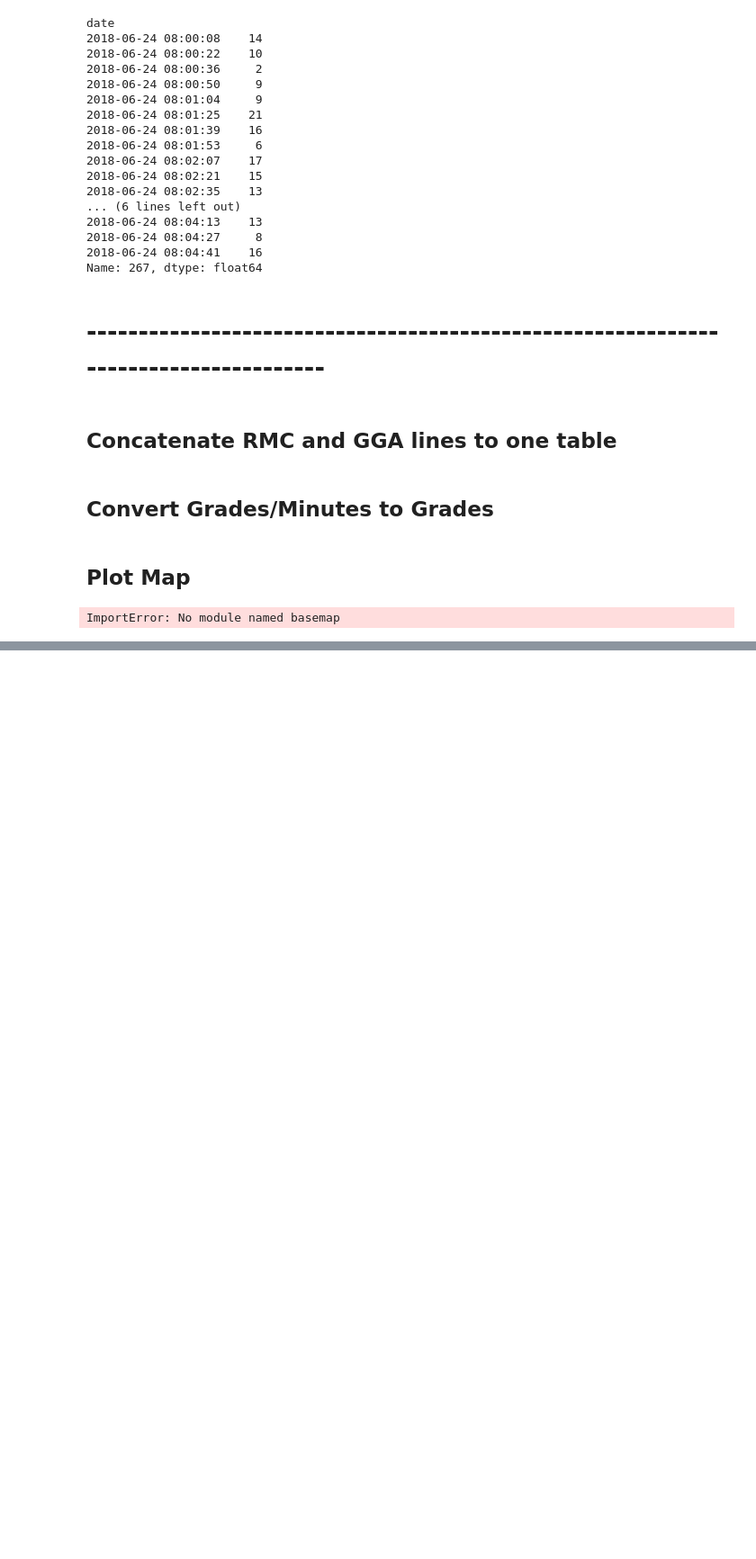
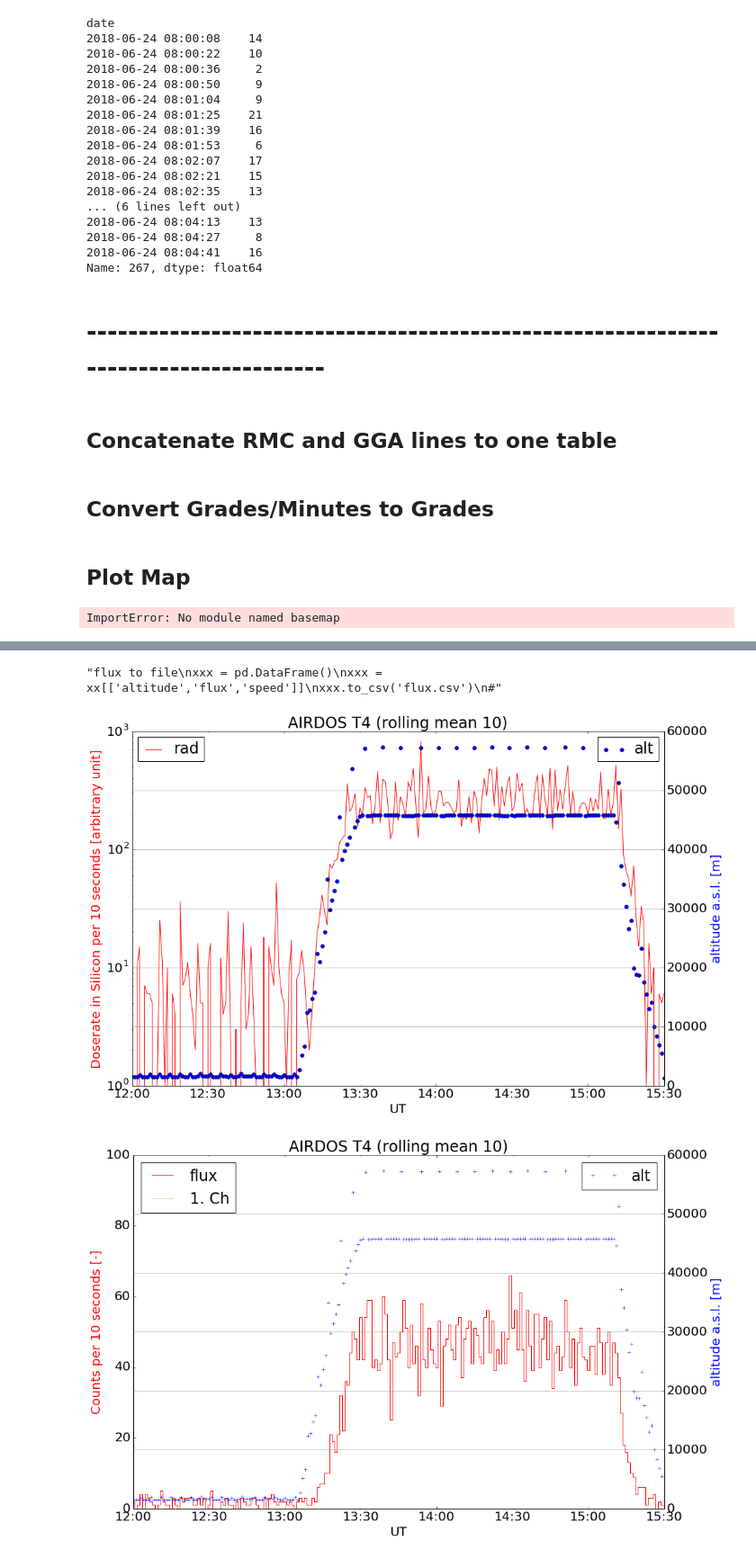
Before and after one commit to ODZ-UJF-AV-CR/AIRDOS-parser, a Jupyter notebook: AIRDOS4_256_flux.ipynb, the cells around one changed output, grey strips where cells are left out. Shown at 90% size. Saved outputs shown, nothing was run; the diff lists cells and outputs as text; code cells hidden in the pictures; blank space fills up the shorter version.

```diff
--- a/AIRDOS4_256_flux.ipynb
+++ b/AIRDOS4_256_flux.ipynb
@@ -518,0 +532,76 @@ df['altitude'].plot()
+# %%
+#DeviceName = 'AIRDOS A005'
+DeviceName = 'AIRDOS T4'
+plt.figure(figsize=(15,10))
+matplotlib.rcParams.update({'font.size': 15})
+
+dfo = pd.read_table('radiation.csv', sep=',', header=0)
+#dfo = dfo.dropna(how='any')
+dfo = dfo.dropna(subset=['date'])
+dfo['date'] = pd.to_datetime(dfo['date'])
+dfo = dfo.set_index(['date'])
+#xx = dfo.loc['2018-01-03 17:00:00':]
+xx = dfo.loc['2017-11-29 12:30:00':'2017-11-29 15:30:00']
+#xx = dfo
+#pandas.rolling_mean(arg, window, min_periods=None, freq=None, center=False, how=None, **kwargs)
+
+NOISE_LEVEL=261
+LAST_CHANNEL=515
+xx['flux'] = xx[range(NOISE_LEVEL,LAST_CHANNEL)].sum(axis=1)
+xx['highflux'] = xx[range(NOISE_LEVEL+20,LAST_CHANNEL)].sum(axis=1)
+xx[range(NOISE_LEVEL,LAST_CHANNEL)] = xx[range(NOISE_LEVEL,LAST_CHANNEL)].mul(range(1,LAST_CHANNEL+1-NOISE_LEVEL),axis=1)
+xx['rad'] = xx[range(NOISE_LEVEL,LAST_CHANNEL)].sum(axis=1)
+
+sample = '1 min'
+method = 'sum'
+xx = xx.resample(sample, how=method)
+
+
+#xx['rad'].plot(c='r', label='Doserate (rolling mean '+str(WINDOW)+')')
+xx['rad'].plot(c='red')
+plt.yscale('log')
+
+plt.xlabel('UT')
+plt.ylabel('Doserate in Silicon per 10 seconds [arbitrary unit]', color='red')
+#, xticks=['2017-03-27 00:00','2017-03-27 12:00','2017-03-28 00:00','2017-03-28 12:00','2017-03-29 00:00'],figsize=(20,5))
+plt.legend(loc=2)
+
+ax = plt.twinx()
+
+xx['altitude'].plot(c='b', label='alt', marker='o', linewidth='5', linestyle='None')
+plt.ylabel('altitude a.s.l. [m]', color='blue')
+#plt.ylim([0,500])
+plt.grid(b=True, which='major', color='grey', linestyle='-')
+plt.grid(b=True, which='minor', color='grey', linestyle='-')
+plt.legend()
+plt.title(DeviceName + ' (rolling mean ' + str(WINDOW) + ')')
+plt.figure(figsize=(15,10))
+matplotlib.rcParams.update({'font.size': 20})
+
+xx['flux'].plot(c='red', drawstyle='steps-mid')
+plt.ylim([0,100])
+
+plt.plot(xx.iloc[:,NOISE_LEVEL],c='tan',label='1. Ch',zorder=1)
+plt.xlabel('UT')
+plt.ylabel('Counts per 10 seconds [-]', color='red')
+plt.legend(loc=2)
+
+ax = plt.twinx()
+
+#plt.ylim([11400,11460])
+xx['altitude'].plot(c='b', label='alt', marker='+', linewidth='2', linestyle='none', drawstyle='steps-mid')
+#xx['altitude'].plot(c='b', label='alt', linewidth='1')
+plt.ylabel('altitude a.s.l. [m]', color='blue')
+
+plt.grid(b=True, which='major', color='grey', linestyle='-')
+plt.grid(b=True, which='minor', color='grey', linestyle='-')
+plt.legend()
+plt.title(DeviceName + ' (rolling mean ' + str(WINDOW) + ')')
+
+#
+'''flux to file
+xxx = pd.DataFrame()
+xxx = xx[['altitude','flux','speed']]
+xxx.to_csv('flux.csv')
+#'''
+# %% [output]
@@ -518,0 +625,3 @@ df['altitude'].plot()
+"flux to file\nxxx = pd.DataFrame()\nxxx = xx[['altitude','flux','speed']]\nxxx.to_csv('flux.csv')\n#"
+[figure, added]
+[figure, added]
```
Also changed, not shown: parts of 3 cells of this notebook, 2 other files.
